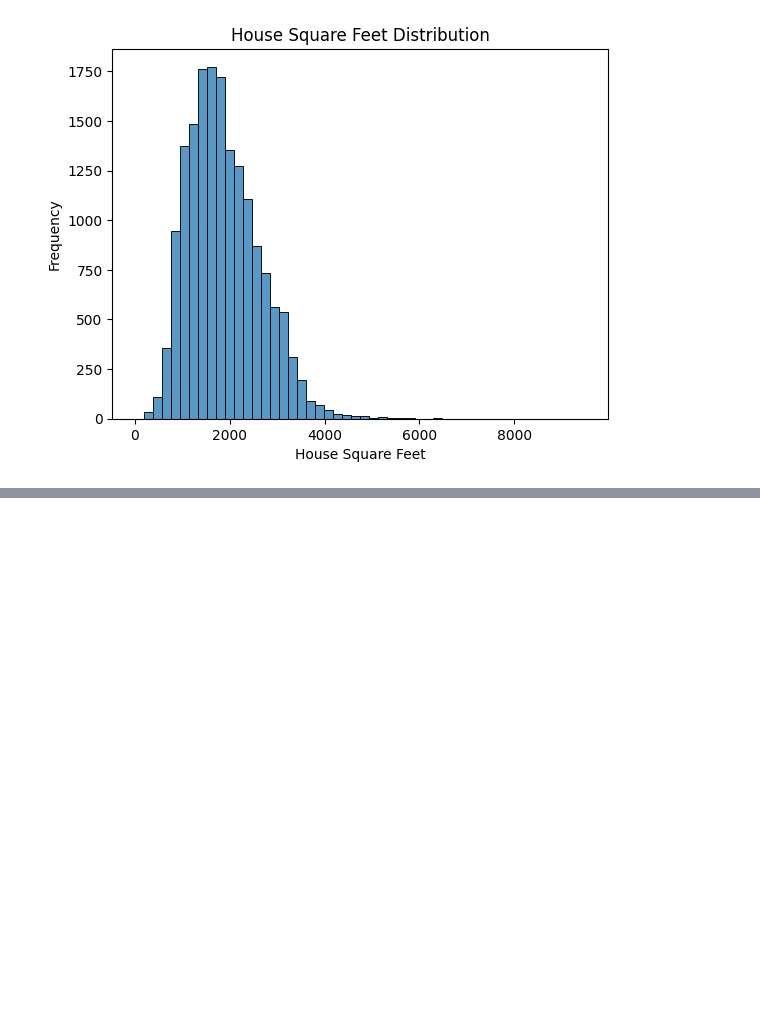
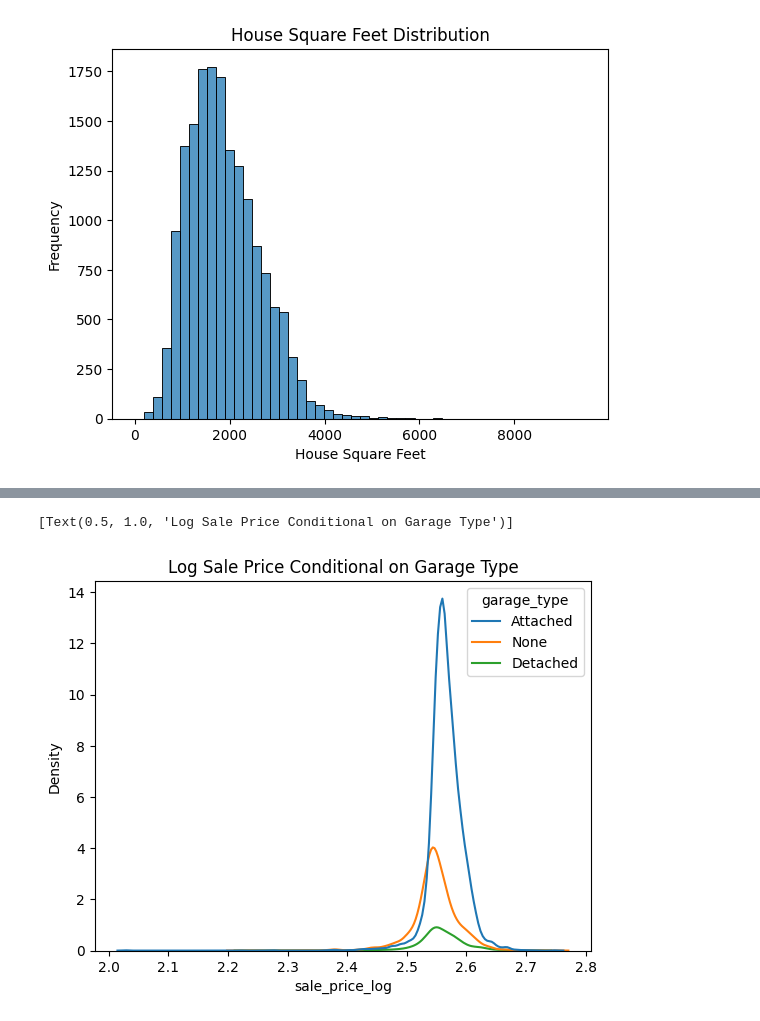
Before and after one commit to kpunsalan8/linearModels-KP, a Jupyter notebook: lab/lab_notebook_applied.ipynb, the cells around one changed output, grey strips where cells are left out. Drawn from its saved outputs; the diff is of its cells as text; code cells hidden in the pictures; blank space fills up the shorter version.

```diff
--- a/lab/lab_notebook_applied.ipynb
+++ b/lab/lab_notebook_applied.ipynb
@@ -200 +216,10 @@ plt.show()
+# %%
+# kernel density plot of the log of price conditional on garage type
+conditioning = 'garage_type'
+var = 'sale_price_log'
+fig = sns.kdeplot( data=df, x=var, hue=conditioning)
+fig.set(title='Log Sale Price Conditional on Garage Type')
+# %% [output]
+[Text(0.5, 1.0, 'Log Sale Price Conditional on Garage Type')]
+[figure, added]
 # %%
```
Also changed, not shown: parts of 4 cells of this notebook.
